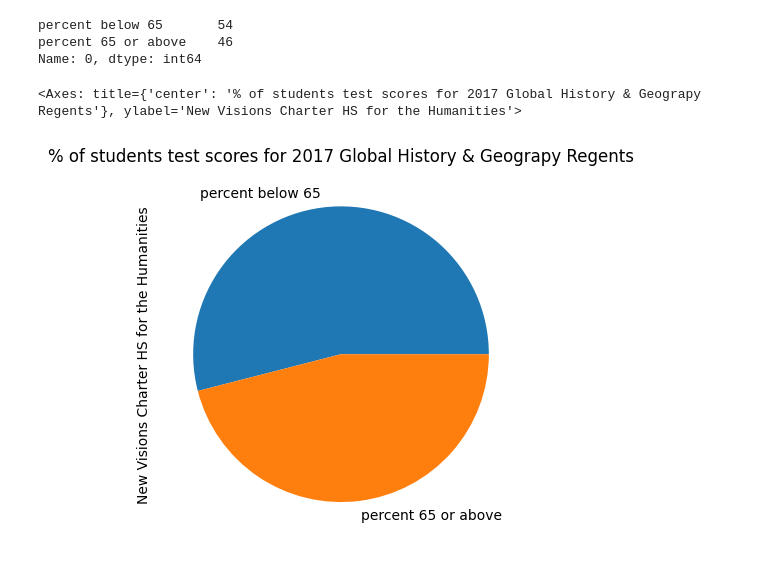
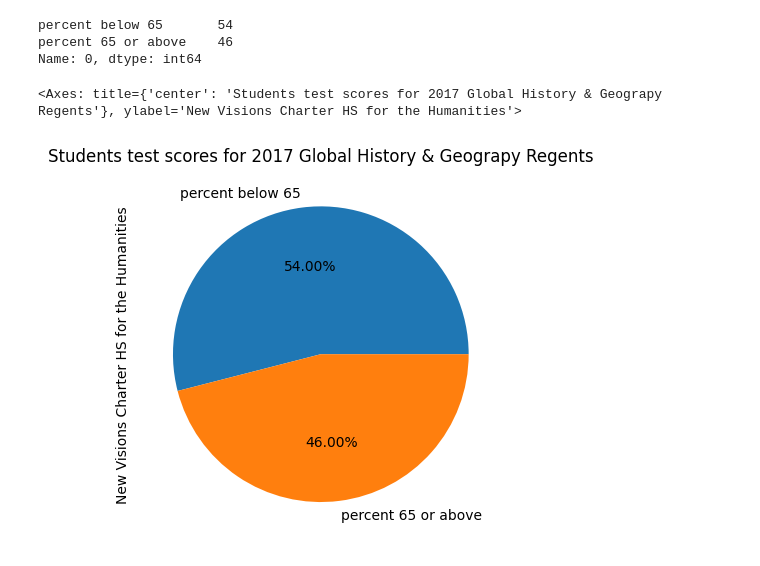
Before and after one commit to KRIOS217/Python_Class_Fall_23, a Jupyter notebook: 12_5_2023_Complete_Python_Project_1.ipynb, the cells around one changed output. Drawn from its saved outputs; the diff is of its cells as text; code cells hidden in the pictures.

```diff
--- a/12_5_2023_Complete_Python_Project_1.ipynb
+++ b/12_5_2023_Complete_Python_Project_1.ipynb
@@ -290,7 +290,7 @@ percent below 65       54
 percent 65 or above    46
 Name: 0, dtype: int64
 # %%
-data.iloc[0].plot.pie(title='% of students test scores for 2017 Global History & Geograpy Regents',ylabel='New Visions Charter HS for the Humanities',)
+data.iloc[0].plot.pie(title='Students test scores for 2017 Global History & Geograpy Regents',ylabel='New Visions Charter HS for the Humanities', autopct='%1.2f%%')
 # %% [output]
-<Axes: title={'center': '% of students test scores for 2017 Global History & Geograpy Regents'}, ylabel='New Visions Charter HS for the Humanities'>
+<Axes: title={'center': 'Students test scores for 2017 Global History & Geograpy Regents'}, ylabel='New Visions Charter HS for the Humanities'>
-[figure, old version]
+[figure, new version]
```
